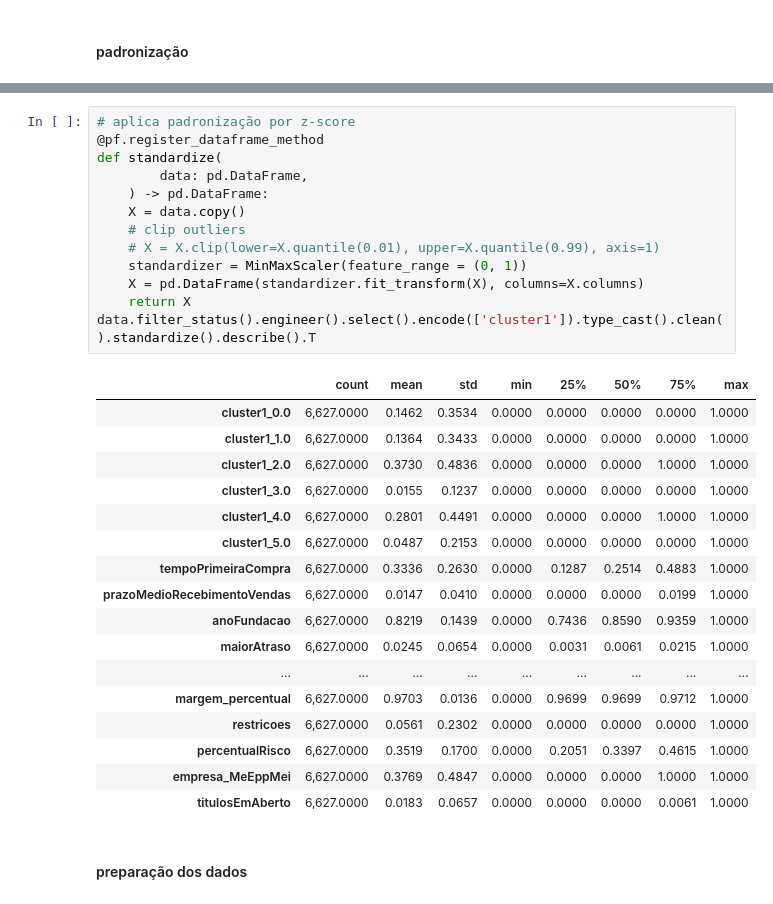
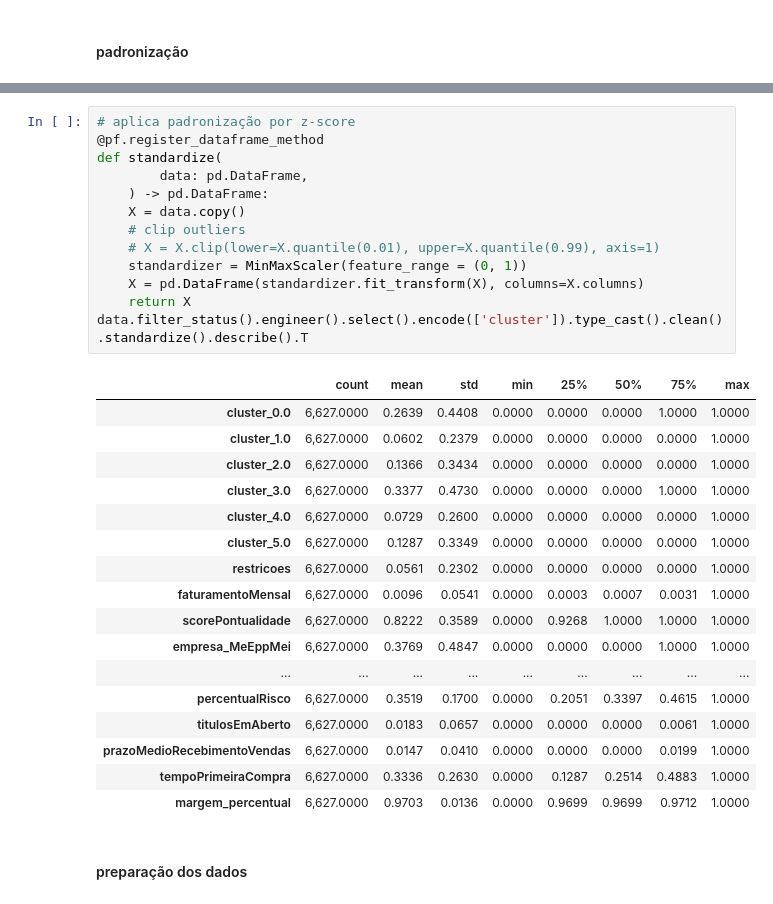
Before and after one commit to jonaszarpellon/fiap-ai-mba-bootcamp-credit, a Jupyter notebook: 5.Sugestão de Limite.ipynb, the cells around one changed output, grey strips where cells are left out. Cells and saved outputs as stored; diff of their text form.

```diff
--- a/5.Sugestão de Limite.ipynb
+++ b/5.Sugestão de Limite.ipynb
@@ -344,34 +359,34 @@ memory usage: 775.8 KB
 # %%
 # aplica padronização por z-score
 @pf.register_dataframe_method
 def standardize(
 		data: pd.DataFrame,
 	) -> pd.DataFrame:
 	X = data.copy()
 	# clip outliers
 	# X = X.clip(lower=X.quantile(0.01), upper=X.quantile(0.99), axis=1)
 	standardizer = MinMaxScaler(feature_range = (0, 1))
 	X = pd.DataFrame(standardizer.fit_transform(X), columns=X.columns)
 	return X
-data.filter_status().engineer().select().encode(['cluster1']).type_cast().clean().standardize().describe().T
+data.filter_status().engineer().select().encode(['cluster']).type_cast().clean().standardize().describe().T
 # %% [output]
 |  | count | mean | std | min | 25% | 50% | 75% | max |
-| cluster1_0.0 | 6,627.0000 | 0.1462 | 0.3534 | 0.0000 | 0.0000 | 0.0000 | 0.0000 | 1.0000 |
-| cluster1_1.0 | 6,627.0000 | 0.1364 | 0.3433 | 0.0000 | 0.0000 | 0.0000 | 0.0000 | 1.0000 |
-| cluster1_2.0 | 6,627.0000 | 0.3730 | 0.4836 | 0.0000 | 0.0000 | 0.0000 | 1.0000 | 1.0000 |
-| cluster1_3.0 | 6,627.0000 | 0.0155 | 0.1237 | 0.0000 | 0.0000 | 0.0000 | 0.0000 | 1.0000 |
-| cluster1_4.0 | 6,627.0000 | 0.2801 | 0.4491 | 0.0000 | 0.0000 | 0.0000 | 1.0000 | 1.0000 |
-| cluster1_5.0 | 6,627.0000 | 0.0487 | 0.2153 | 0.0000 | 0.0000 | 0.0000 | 0.0000 | 1.0000 |
+| cluster_0.0 | 6,627.0000 | 0.2639 | 0.4408 | 0.0000 | 0.0000 | 0.0000 | 1.0000 | 1.0000 |
+| cluster_1.0 | 6,627.0000 | 0.0602 | 0.2379 | 0.0000 | 0.0000 | 0.0000 | 0.0000 | 1.0000 |
+| cluster_2.0 | 6,627.0000 | 0.1366 | 0.3434 | 0.0000 | 0.0000 | 0.0000 | 0.0000 | 1.0000 |
+| cluster_3.0 | 6,627.0000 | 0.3377 | 0.4730 | 0.0000 | 0.0000 | 0.0000 | 1.0000 | 1.0000 |
+| cluster_4.0 | 6,627.0000 | 0.0729 | 0.2600 | 0.0000 | 0.0000 | 0.0000 | 0.0000 | 1.0000 |
+| cluster_5.0 | 6,627.0000 | 0.1287 | 0.3349 | 0.0000 | 0.0000 | 0.0000 | 0.0000 | 1.0000 |
+| restricoes | 6,627.0000 | 0.0561 | 0.2302 | 0.0000 | 0.0000 | 0.0000 | 0.0000 | 1.0000 |
+| faturamentoMensal | 6,627.0000 | 0.0096 | 0.0541 | 0.0000 | 0.0003 | 0.0007 | 0.0031 | 1.0000 |
+| scorePontualidade | 6,627.0000 | 0.8222 | 0.3589 | 0.0000 | 0.9268 | 1.0000 | 1.0000 | 1.0000 |
+| empresa_MeEppMei | 6,627.0000 | 0.3769 | 0.4847 | 0.0000 | 0.0000 | 0.0000 | 1.0000 | 1.0000 |
+| ... | ... | ... | ... | ... | ... | ... | ... | ... |
+| percentualRisco | 6,627.0000 | 0.3519 | 0.1700 | 0.0000 | 0.2051 | 0.3397 | 0.4615 | 1.0000 |
+| titulosEmAberto | 6,627.0000 | 0.0183 | 0.0657 | 0.0000 | 0.0000 | 0.0000 | 0.0061 | 1.0000 |
+| prazoMedioRecebimentoVendas | 6,627.0000 | 0.0147 | 0.0410 | 0.0000 | 0.0000 | 0.0000 | 0.0199 | 1.0000 |
 | tempoPrimeiraCompra | 6,627.0000 | 0.3336 | 0.2630 | 0.0000 | 0.1287 | 0.2514 | 0.4883 | 1.0000 |
-| prazoMedioRecebimentoVendas | 6,627.0000 | 0.0147 | 0.0410 | 0.0000 | 0.0000 | 0.0000 | 0.0199 | 1.0000 |
-| anoFundacao | 6,627.0000 | 0.8219 | 0.1439 | 0.0000 | 0.7436 | 0.8590 | 0.9359 | 1.0000 |
-| maiorAtraso | 6,627.0000 | 0.0245 | 0.0654 | 0.0000 | 0.0031 | 0.0061 | 0.0215 | 1.0000 |
-| ... | ... | ... | ... | ... | ... | ... | ... | ... |
 | margem_percentual | 6,627.0000 | 0.9703 | 0.0136 | 0.0000 | 0.9699 | 0.9699 | 0.9712 | 1.0000 |
-| restricoes | 6,627.0000 | 0.0561 | 0.2302 | 0.0000 | 0.0000 | 0.0000 | 0.0000 | 1.0000 |
-| percentualRisco | 6,627.0000 | 0.3519 | 0.1700 | 0.0000 | 0.2051 | 0.3397 | 0.4615 | 1.0000 |
-| empresa_MeEppMei | 6,627.0000 | 0.3769 | 0.4847 | 0.0000 | 0.0000 | 0.0000 | 1.0000 | 1.0000 |
-| titulosEmAberto | 6,627.0000 | 0.0183 | 0.0657 | 0.0000 | 0.0000 | 0.0000 | 0.0061 | 1.0000 |
 # %% [markdown]
 #### preparação dos dados
 # %%
```
Also changed, not shown: parts of 27 cells of this notebook, 1 other file.
